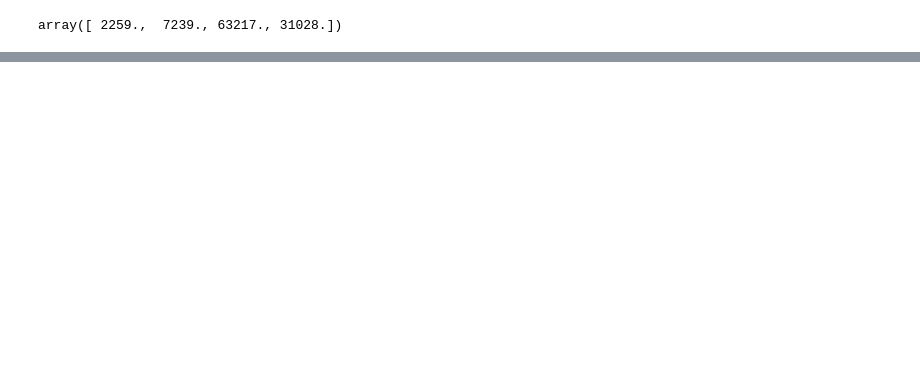
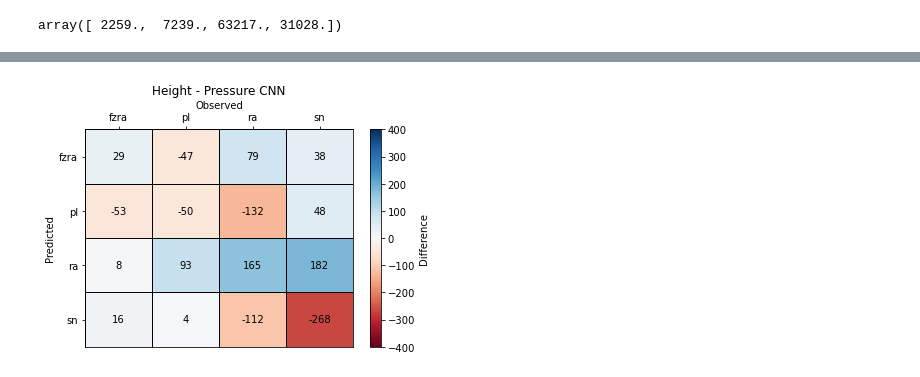
Before and after one commit to ai2es/ptype-physical, a Jupyter notebook: notebooks/CNN1d.ipynb, the cells around one changed output, grey strips where cells are left out. Saved outputs shown, nothing was run; the diff lists cells and outputs as text; code cells hidden in the pictures; blank space fills up the shorter version.

```diff
--- a/notebooks/CNN1d.ipynb
+++ b/notebooks/CNN1d.ipynb
@@ -574,3 +561,26 @@ Text(0, 0.5, 'Predicted')
+# %%
+diff_table = mc.table - mc_p.table
+fig, ax = plt.subplots()
+plt.pcolormesh(np.arange(0, 4), np.arange(0, 4), diff_table, edgecolors="k", cmap="RdBu", vmin=-400, vmax=400)
+plt.colorbar(label="Difference")
+for pc, pred_class in enumerate(np.unique(mping["train"]["precip"])):
+    for oc, obs_class in enumerate(np.unique(mping["train"]["precip"])):
+        plt.text(oc, pc, diff_table[pc, oc], ha="center", va="center")
+mc.table
+plt.xticks(np.arange(0, 4))
+plt.yticks(np.arange(0, 4))
+ax.set_xticklabels(np.unique(mping["train"]["precip"]))
+ax.set_yticklabels(np.unique(mping["train"]["precip"]))
+ax.invert_yaxis()
+ax.xaxis.tick_top()
+
+plt.xlabel("Observed")
+plt.ylabel("Predicted")
+ax.xaxis.set_label_position('top')
+plt.title("Height - Pressure CNN")
+plt.savefig("diff_ct.png", dpi=200, bbox_inches="tight")
+# %% [output]
+[figure, added]
 # %%
 plt.pcolormesh(np.arange(0, 4), np.arange(0, 4), mc_p.table, norm=LogNorm())
 plt.colorbar()
```
Also changed, not shown: parts of 17 cells of this notebook, 2 other files.
